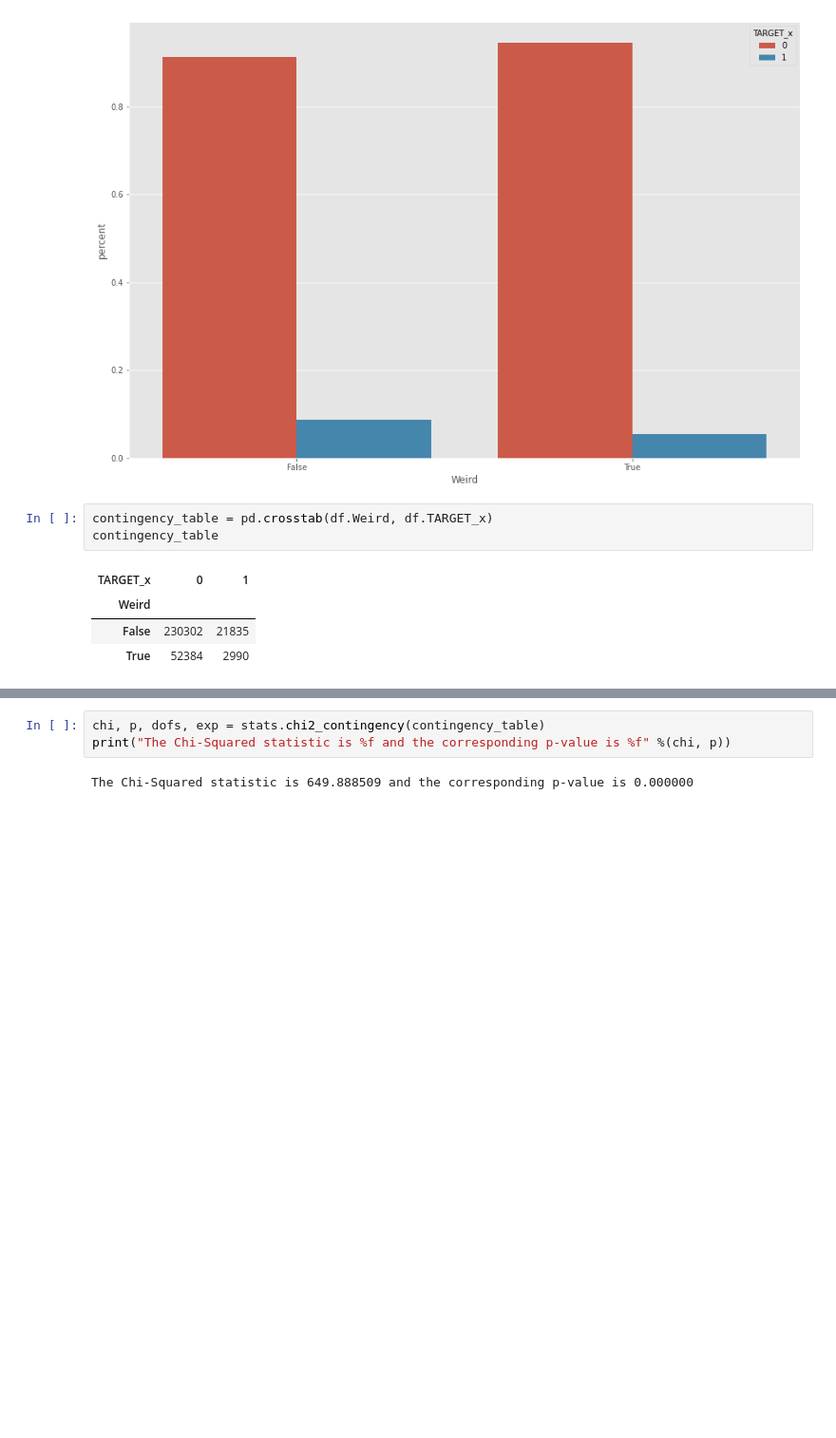
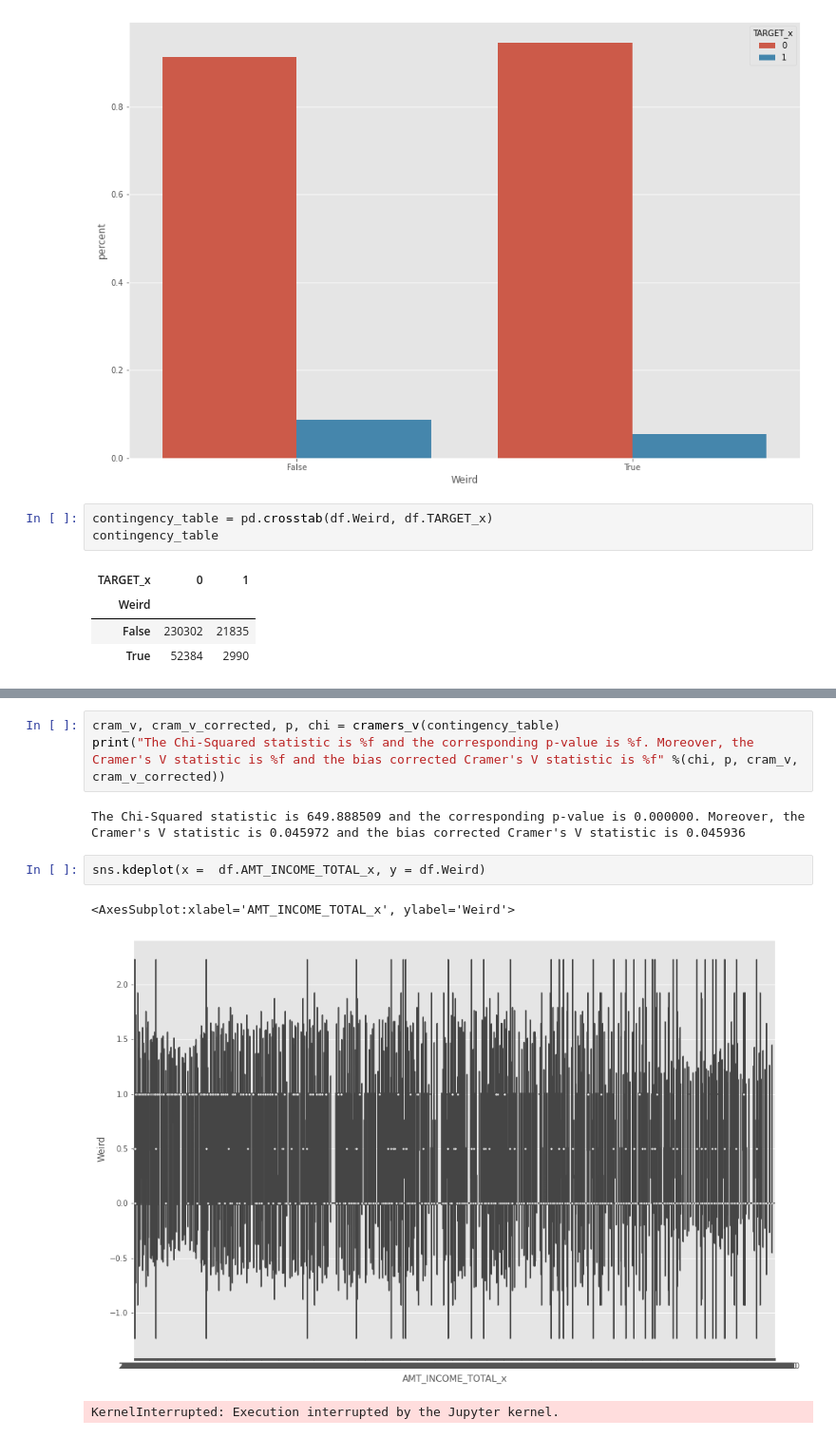
Before and after one commit to Antonio-Avila/Home-Credit-Default, a Jupyter notebook: Current_Apps_EDA.ipynb, the cells around one changed output, grey strips where cells are left out. Shown: that part at 95% size. Drawn from its saved outputs; the diff is of its cells as text; blank space fills up the shorter version.

Commit message:
more eda on weirds

```diff
--- a/Current_Apps_EDA.ipynb
+++ b/Current_Apps_EDA.ipynb
@@ -111,5 +126,11 @@ contingency_table
 # %%
-chi, p, dofs, exp = stats.chi2_contingency(contingency_table)
-print("The Chi-Squared statistic is %f and the corresponding p-value is %f" %(chi, p))
+cram_v, cram_v_corrected, p, chi = cramers_v(contingency_table)
+print("The Chi-Squared statistic is %f and the corresponding p-value is %f. Moreover, the Cramer's V statistic is %f and the bias corrected Cramer's V statistic is %f" %(chi, p, cram_v, cram_v_corrected))
 # %% [output]
-The Chi-Squared statistic is 649.888509 and the corresponding p-value is 0.000000
+The Chi-Squared statistic is 649.888509 and the corresponding p-value is 0.000000. Moreover, the Cramer's V statistic is 0.045972 and the bias corrected Cramer's V statistic is 0.045936
+# %%
+sns.kdeplot(x =  df.AMT_INCOME_TOTAL_x, y = df.Weird)
+# %% [output]
+<AxesSubplot:xlabel='AMT_INCOME_TOTAL_x', ylabel='Weird'>
+[figure, added]
+KernelInterrupted: Execution interrupted by the Jupyter kernel.
```
Also changed, not shown: parts of 6 cells of this notebook.
